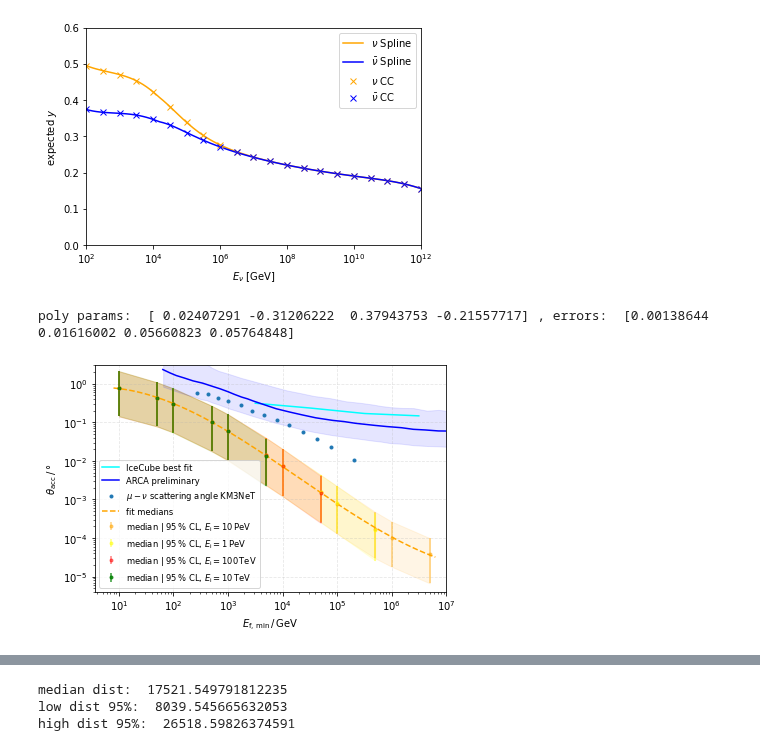
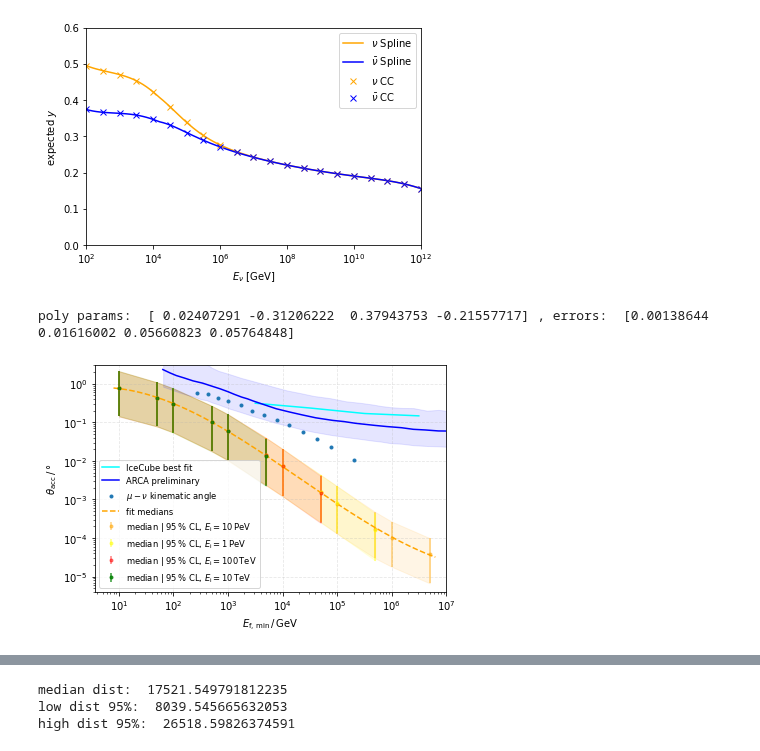
Before and after one commit to pascalgutjahr/muon-deflection-paper, a Jupyter notebook: deflection/FINAL.ipynb, the cells around one changed output, grey strips where cells are left out. Saved outputs shown, nothing was run; the diff lists cells and outputs as text; code cells hidden in the pictures.

Commit message:
use kinematic angle in legend

```diff
--- a/deflection/FINAL.ipynb
+++ b/deflection/FINAL.ipynb
@@ -469,35 +469,35 @@ plt.plot(IceCube_median_error_E, IceCube_median_error_theta, '-', color='cyan',
 plt.plot(rescale_neutrino_E_to_muon_E(10**ARCA.E, splines=spl_nu), 10**ARCA.theta, '-', color='blue', label='ARCA preliminary')
 plt.fill_between(rescale_neutrino_E_to_muon_E(10**ARCA_low.E, splines=spl_nu), 10**ARCA_low.theta, 10**ARCA_high.theta, alpha=0.1, color='blue')
 
 # kinematic angle read from KM3NeT
 kinematic_angle = pd.read_csv('data/kinematic_muon_neutrino_angle_KM3NeT.csv', sep=';', decimal=',', names=['E', 'theta'])
-plt.plot(rescale_neutrino_E_to_muon_E(kinematic_angle.E, splines=spl_nu), kinematic_angle.theta, '.', label=r'$\mu - \nu$ scattering angle KM3NeT')
+plt.plot(rescale_neutrino_E_to_muon_E(kinematic_angle.E, splines=spl_nu), kinematic_angle.theta, '.', label=r'$\mu - \nu$ kinematic angle') # scattering angle KM3NeT')
 
 # polynom fit
 def poly(x, a, b, c, d):
     return a * x**3 + b * x**2 + c * x + d
 
 # E_i = 10 PeV
 params, cov = curve_fit(poly, np.log10(E_f_10P), np.log10(deflection_median_10P_cut_10))
 errors = np.sqrt(np.diag(cov))
 print('poly params: ', params, ', errors: ', errors)
 x = np.logspace(0.9, 6.8, 1000)
 plt.plot(x, np.power(10, poly(np.log10(x), *params)), '--', color='orange', alpha=1, label='fit medians')
 
 plt.xscale('log')
 plt.yscale('log')
 plt.ylabel(r'$\theta_{\mathrm{acc}}\,/\,$°')
 plt.xlabel(r'$E_{\mathrm{f,\,min}}\,/\,$GeV')
 plt.xlim(right=1e7)
 plt.ylim(4e-6, 3)
 plt.grid(linestyle='--', alpha=0.3)
 plt.legend(fontsize='small', loc='lower left')
 plt.tight_layout()
 if save_plot:
     plt.savefig(plot_dir + 'fit_median_defl_cut_10percent_only_poly_new_resolution_rescale_no_icecube_paper_final.pdf')
 # %% [output]
 poly params:  [ 0.02407291 -0.31206222  0.37943753 -0.21557717] , errors:  [0.00138644 0.01616002 0.05660823 0.05764848]
-[figure, old version]
+[figure, new version]
 # %%
 # print median values for E_i = 1 PeV with lower and upper 95% limits, (use E_f = 500 GeV in abstract)
 for i, e,d in zip(range(len(E_f)), E_f, deflection_median_1P_cut_10):
```
Also changed, not shown: 7 other files.
